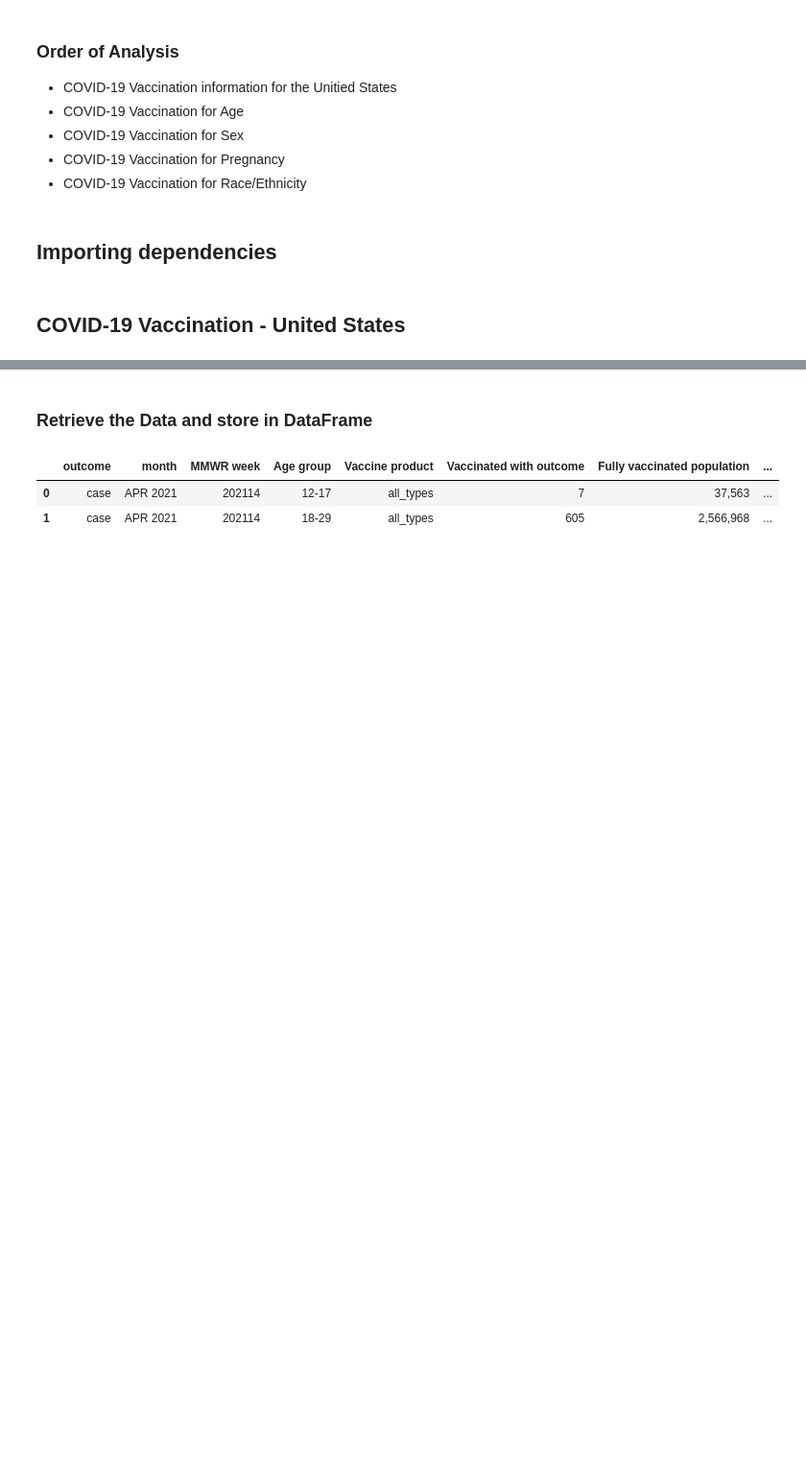
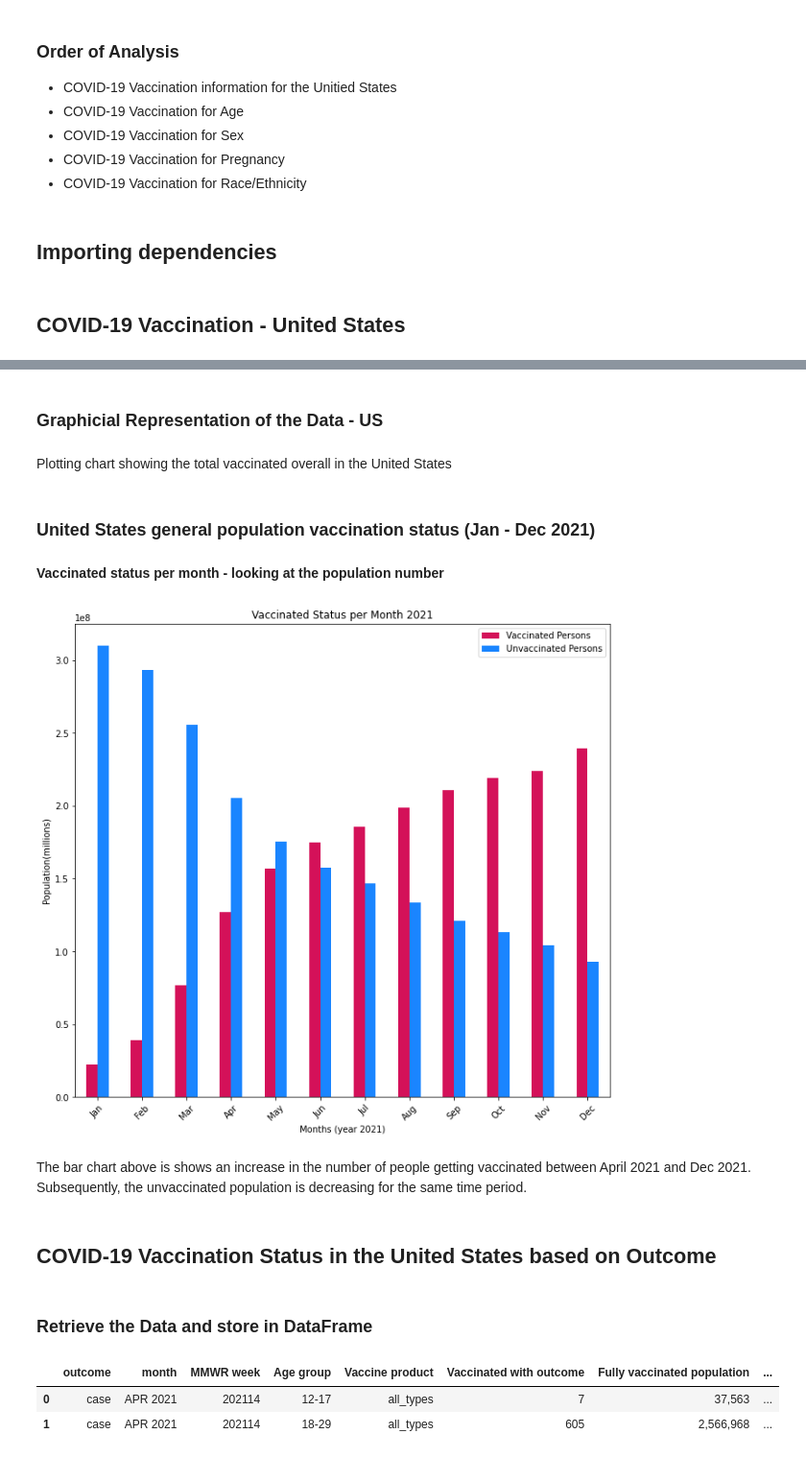
Before and after one commit to WayBurke/Project1-Group2, a Jupyter notebook: Project-1_COVID-19.ipynb, the cells around one changed output, grey strips where cells are left out. Shown at 96% size. Cells and saved outputs as stored; diff of their text form; code cells hidden in the pictures; blank space fills up the shorter version.

```diff
--- a/Project-1_COVID-19.ipynb
+++ b/Project-1_COVID-19.ipynb
@@ -43,0 +173,4 @@ pio.renderers.default = 'colab'
+# %% [markdown]
+### Graphicial Representation of the Data - US
+# %% [markdown]
+Plotting chart showing the total vaccinated overall in the United States
@@ -44,3 +181,21 @@ pio.renderers.default = 'colab'
+# %% [markdown]
+### United States general population vaccination status (Jan - Dec 2021)
+# %% [markdown]
+**Vaccinated status per month -  looking at the population number**
+# %%
+#Plotting the general populatin vaccination status
+vax_pop_plot = us_data_vax_mth.plot.bar(rot=45, title="Vaccinated Status per Month 2021", figsize= (11,10),
+                                  color={"Unvaccinated Persons": dodger_blue, "Vaccinated Persons":debian_red})
+vax_pop_plot.set_ylabel("Population(millions)")
+vax_pop_plot.set_xlabel("Months (year 2021)")
+vax_pop_plot.legend(loc="best")
+plt.savefig("images/us_vax_status.png")
+# %% [output]
+[figure, added]
+# %% [markdown]
+The bar chart above is shows an increase in the number of people getting vaccinated between April 2021 and Dec 2021. Subsequently, the unvaccinated population is decreasing for the same time period.
+# %% [markdown]
+## COVID-19 Vaccination Status in the United States based on Outcome
 # %% [markdown]
 ### Retrieve the Data and store in DataFrame
 # %%
```
Also changed, not shown: parts of 69 cells of this notebook, 36 other files.
